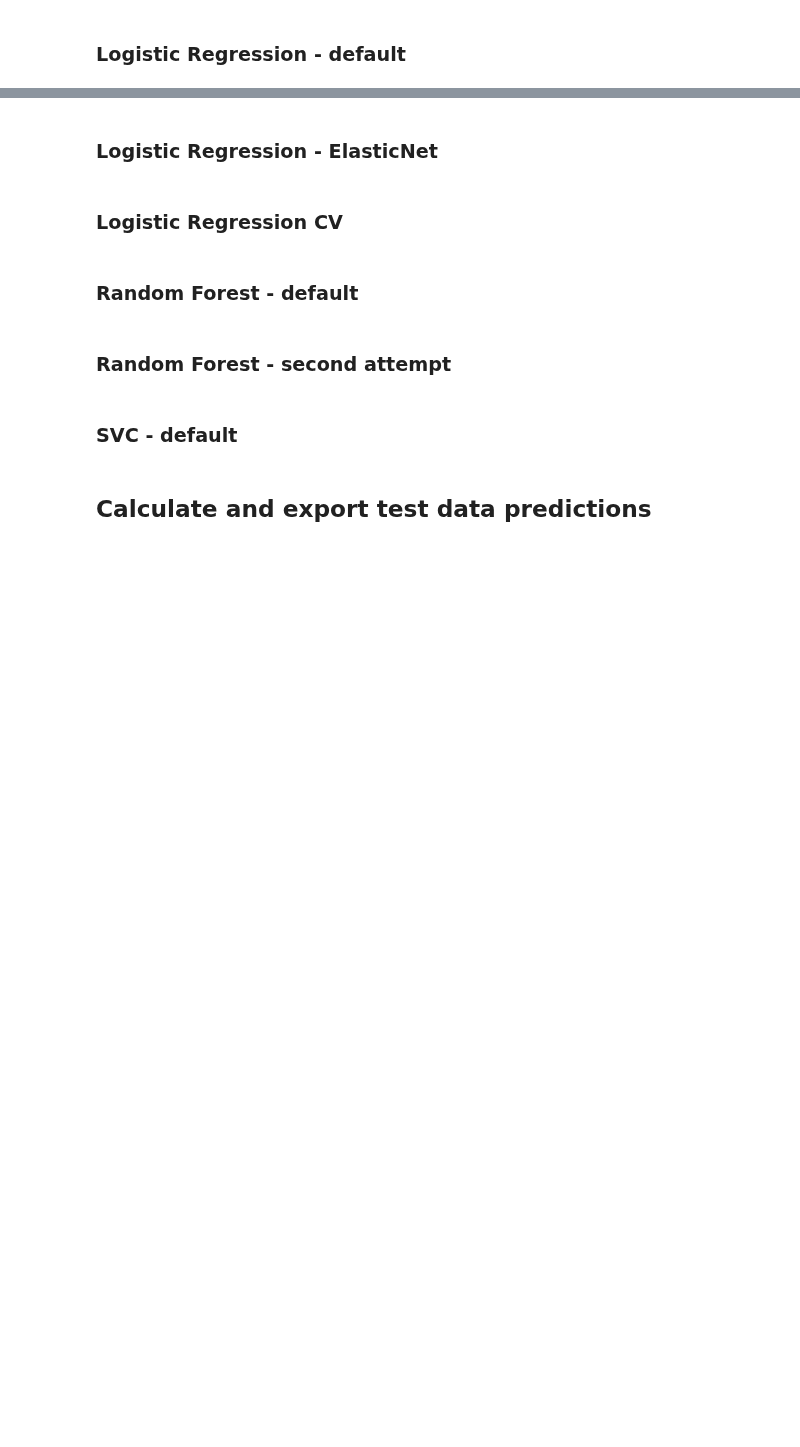
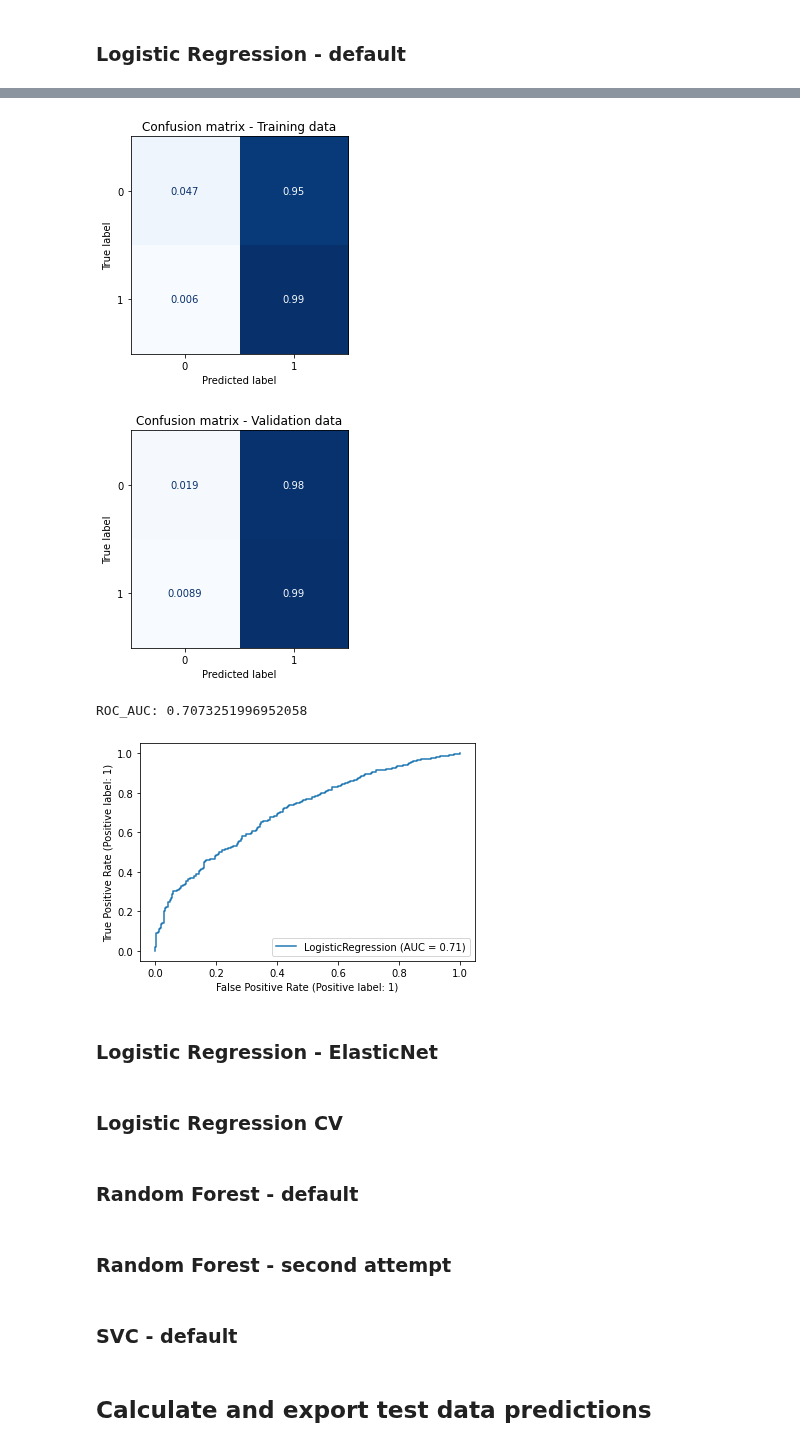
Before and after one commit to chrimaho/MDSI_ADSI_FEB21_AT1, a Jupyter notebook: notebooks/David/adsi_at1_parta.ipynb, the cells around one changed output, grey strips where cells are left out. Cells and saved outputs as stored; diff of their text form; code cells hidden in the pictures; blank space fills up the shorter version.

```diff
--- a/notebooks/David/adsi_at1_parta.ipynb
+++ b/notebooks/David/adsi_at1_parta.ipynb
@@ -164,5 +153,4 @@ plot_cm_roc(neigh)
 # %%
 # Create and fit classifier
 from sklearn.linear_model import LogisticRegression
-log_reg = LogisticRegression()
-log_reg.fit(X_train, y_train)
+reg = LogisticRegression()
@@ -176,5 +163,10 @@ y_val_pred = log_reg.predict(X_val)
 # %%
-plot_cm_roc(log_reg)
+plot_cm_roc(reg)
+# %% [output]
+[figure, added]
+[figure, added]
+ROC_AUC: 0.7073251996952058
+[figure, added]
 # %% [markdown]
 ### Logistic Regression - ElasticNet
 # %%
```
Also changed, not shown: parts of 15 cells of this notebook, 2 other files.
